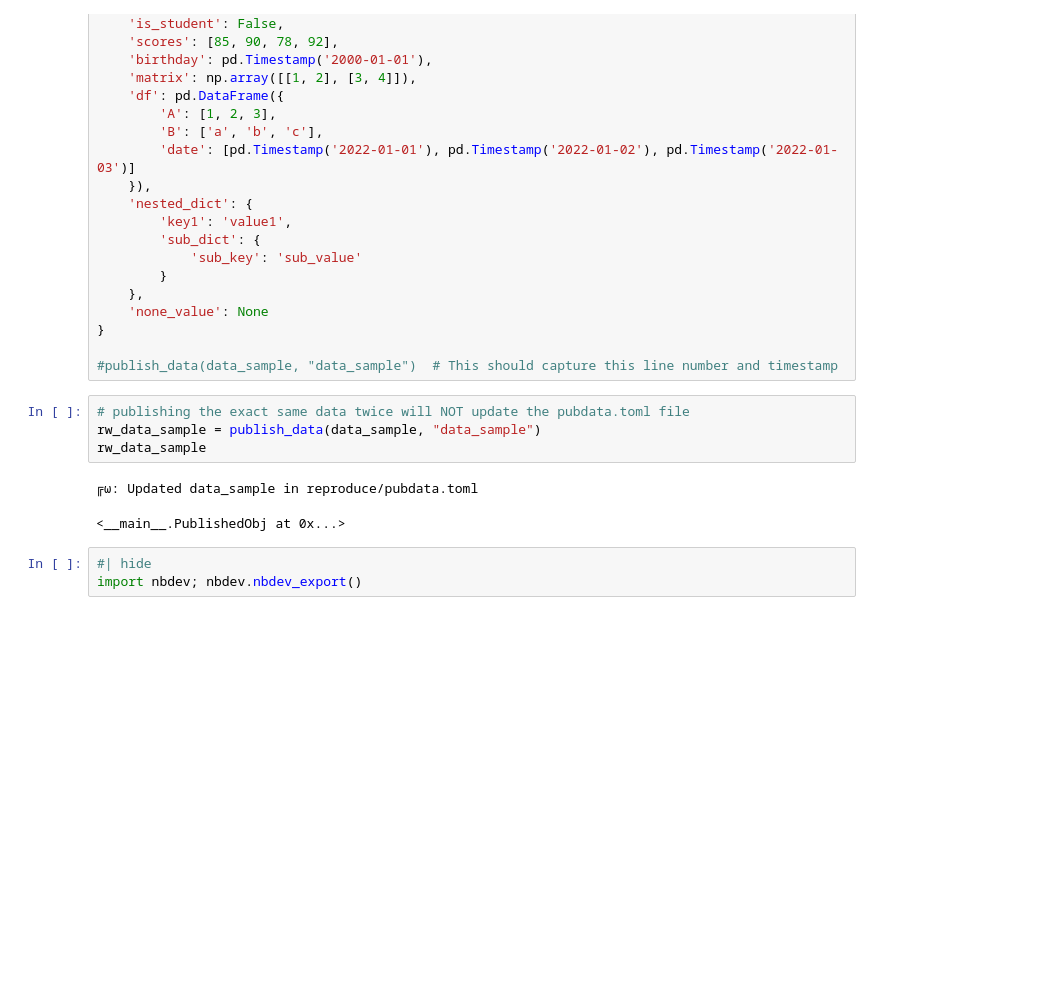
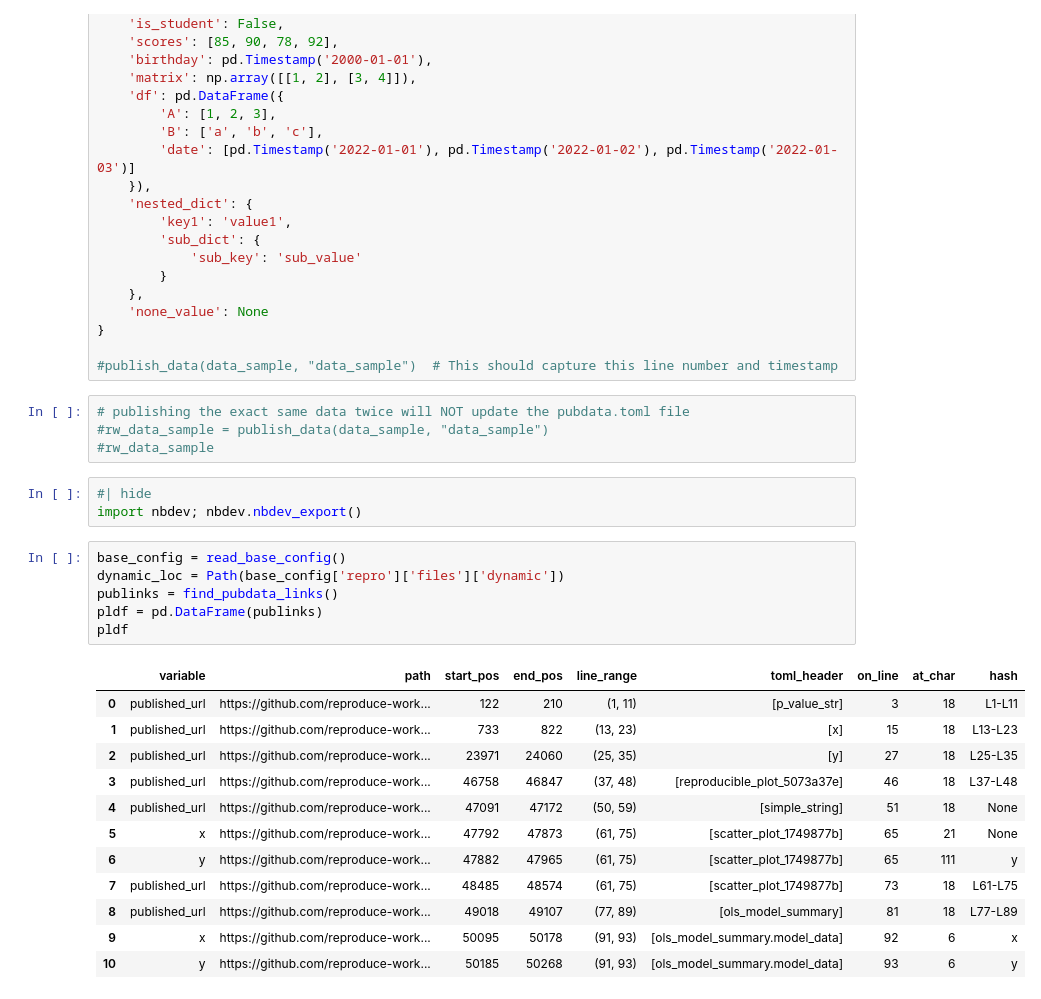
Before and after one commit to reproduce-work/reproduce-work, a Jupyter notebook: nbs/01_core.ipynb, the cells around one changed output. Drawn from its saved outputs; the diff is of its cells as text; blank space fills up the shorter version.

```diff
--- a/nbs/01_core.ipynb
+++ b/nbs/01_core.ipynb
@@ -1327,11 +1626,27 @@ data_sample = {
 #publish_data(data_sample, "data_sample")  # This should capture this line number and timestamp
 # %%
 # publishing the exact same data twice will NOT update the pubdata.toml file
-rw_data_sample = publish_data(data_sample, "data_sample")
-rw_data_sample
+#rw_data_sample = publish_data(data_sample, "data_sample")
+#rw_data_sample
-# %% [output]
-╔ω: Updated data_sample in reproduce/pubdata.toml
-<__main__.PublishedObj at 0x...>
 # %%
 #| hide
 import nbdev; nbdev.nbdev_export()
+# %%
+base_config = read_base_config()
+dynamic_loc = Path(base_config['repro']['files']['dynamic'])
+publinks = find_pubdata_links()
+pldf = pd.DataFrame(publinks)
+pldf
+# %% [output]
+|  | variable | path | start_pos | end_pos | line_range | toml_header | on_line | at_char | hash |
+| 0 | published_url | https://github.com/reproduce-work... | 122 | 210 | (1, 11) | [p_value_str] | 3 | 18 | L1-L11 |
+| 1 | published_url | https://github.com/reproduce-work... | 733 | 822 | (13, 23) | [x] | 15 | 18 | L13-L23 |
+| 2 | published_url | https://github.com/reproduce-work... | 23971 | 24060 | (25, 35) | [y] | 27 | 18 | L25-L35 |
+| 3 | published_url | https://github.com/reproduce-work... | 46758 | 46847 | (37, 48) | [reproducible_plot_5073a37e] | 46 | 18 | L37-L48 |
+| 4 | published_url | https://github.com/reproduce-work... | 47091 | 47172 | (50, 59) | [simple_string] | 51 | 18 | None |
+| 5 | x | https://github.com/reproduce-work... | 47792 | 47873 | (61, 75) | [scatter_plot_1749877b] | 65 | 21 | None |
+| 6 | y | https://github.com/reproduce-work... | 47882 | 47965 | (61, 75) | [scatter_plot_1749877b] | 65 | 111 | y |
+| 7 | published_url | https://github.com/reproduce-work... | 48485 | 48574 | (61, 75) | [scatter_plot_1749877b] | 73 | 18 | L61-L75 |
+| 8 | published_url | https://github.com/reproduce-work... | 49018 | 49107 | (77, 89) | [ols_model_summary] | 81 | 18 | L77-L89 |
+| 9 | x | https://github.com/reproduce-work... | 50095 | 50178 | (91, 93) | [ols_model_summary.model_data] | 92 | 6 | x |
+| 10 | y | https://github.com/reproduce-work... | 50185 | 50268 | (91, 93) | [ols_model_summary.model_data] | 93 | 6 | y |
```
Also changed, not shown: parts of 7 cells of this notebook, 10 other files.
